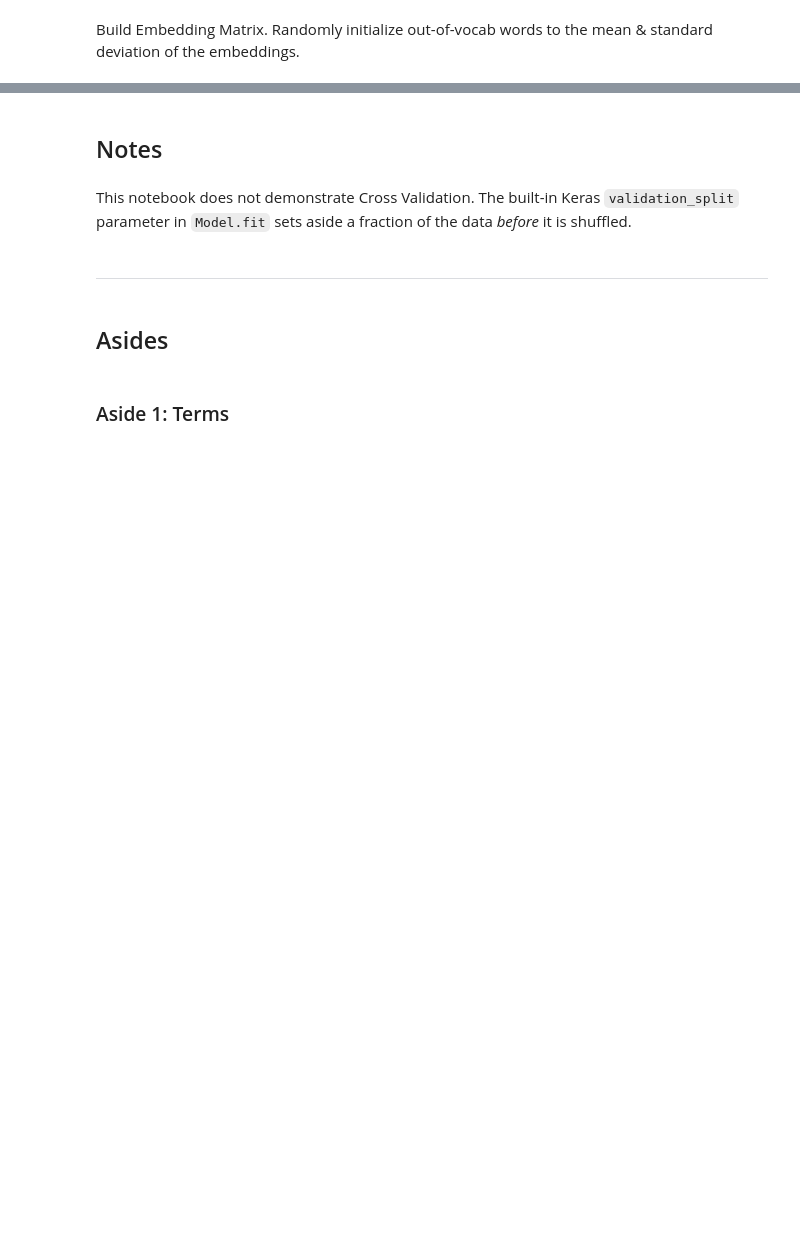
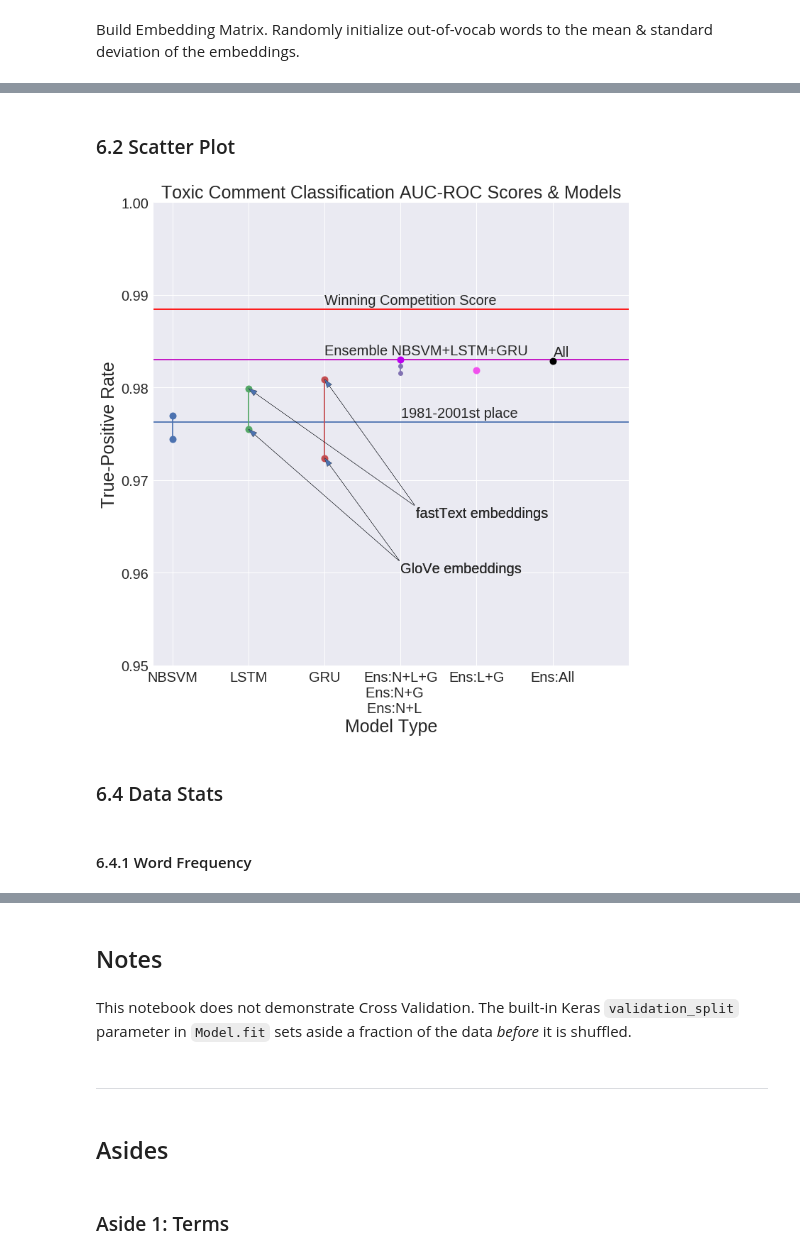
Before and after one commit to WNoxchi/deeplearningstudy, a Jupyter notebook: ToxicComment/Toxic Comment Classifier - Keras-TF.ipynb, the cells around one changed output, grey strips where cells are left out. Cells and saved outputs as stored; diff of their text form; code cells hidden in the pictures; blank space fills up the shorter version.

```diff
--- a/ToxicComment/Toxic Comment Classifier - Keras-TF.ipynb
+++ b/ToxicComment/Toxic Comment Classifier - Keras-TF.ipynb
@@ -145,0 +617,37 @@ model.compile(optimizer="adam", loss='binary_crossentropy', metrics=['accuracy']
+# %%
+def scatter_visual():
+    plt.style.use('seaborn')
+    fg, ax = plt.subplots(figsize=(12,12))
+    ax.set_title('Toxic Comment Classification AUC-ROC Scores & Models', size=25)
+    ax.set_ylim(0.95, 1.0)
+    ax.set_xlim(-0.25, 6)
+    ax.axhline(y=0.9885, color='r')
+    ax.axhline(y=0.9830, color='m')
+    ax.axhline(y=0.9763)
+
+    plt.plot([0,0],[score_nbsvm, score_nbsvm_keras], marker='o', markersize=10)
+    plt.plot([1,1],[score_lstm_glove, score_lstm_fasttext], marker='o', markersize=10)
+    plt.plot([2,2],[score_gru_glove, score_gru_fasttext], marker='o', markersize=10)
+    plt.plot([3,3,3],[score_ensemble_nbsvm_lstm_gru, score_ensemble_nbsvm_gru, score_ensemble_nbsvm_lstm], marker='o')
+    plt.plot([3],[score_ensemble_nbsvm_lstm_gru], marker='o', color='#BB00EE', markersize=10)
+    plt.plot([4],[score_ensemble_lstm_gru], marker='o', color='#F151ED', markersize=10)
+    plt.plot([5],[score_ensemble_all], marker='o', color='k', markersize=10)
+
+    plt.annotate('Ensemble NBSVM+LSTM+GRU',xy=[3,score_ensemble_nbsvm_lstm_gru], xytext=(2.,score_ensemble_nbsvm_lstm_gru+0.0005), size=20)
+    plt.annotate('Winning Competition Score',xy=[3,0.9885], xytext=(2.,0.9885+0.0005), size=20)
+    plt.annotate('1981-2001st place',xy=[3,0.9763], xytext=(3+0.01,0.9763+0.0005), size=20)
+    plt.annotate('All',xy=[5,score_ensemble_all], xytext=(5+0.01,score_ensemble_all+0.0005), size=20)
+    plt.annotate('fastText embeddings',xy=[1, score_lstm_fasttext],
+                 xytext=(3.2,0.966), size=20, arrowprops=dict(width=0.15,headwidth=8))
+    plt.annotate('fastText embeddings',xy=[2, score_gru_fasttext],
+                 xytext=(3.2,0.966), size=20, arrowprops=dict(width=0.15,headwidth=8))
+    plt.annotate('GloVe embeddings',xy=[2, score_gru_glove],
+                 xytext=(3,0.96), size=20, arrowprops=dict(width=0.15,headwidth=8))
+    plt.annotate('GloVe embeddings',xy=[1, score_lstm_glove],
+                 xytext=(3,0.96), size=20, arrowprops=dict(width=0.15,headwidth=8))
+
+    plt.xticks(np.arange(6), ['NBSVM', 'LSTM', 'GRU', 'Ens:N+L+G\nEns:N+G   \nEns:N+L   ', 'Ens:L+G', 'Ens:All'], size=20)
+    plt.xlabel('Model Type', size=25)
+    plt.ylabel('True-Positive Rate', size=25)
+    plt.yticks(size=20)
+    plt.show()
@@ -145,0 +660,10 @@ model.compile(optimizer="adam", loss='binary_crossentropy', metrics=['accuracy']
+# %% [markdown]
+### 6.2 Scatter Plot
+# %%
+scatter_visual()
+# %% [output]
+[figure, added]
+# %% [markdown]
+### 6.4 Data Stats
+# %% [markdown]
+#### 6.4.1 Word Frequency
```
Also changed, not shown: parts of 132 cells of this notebook, 3 other files.
